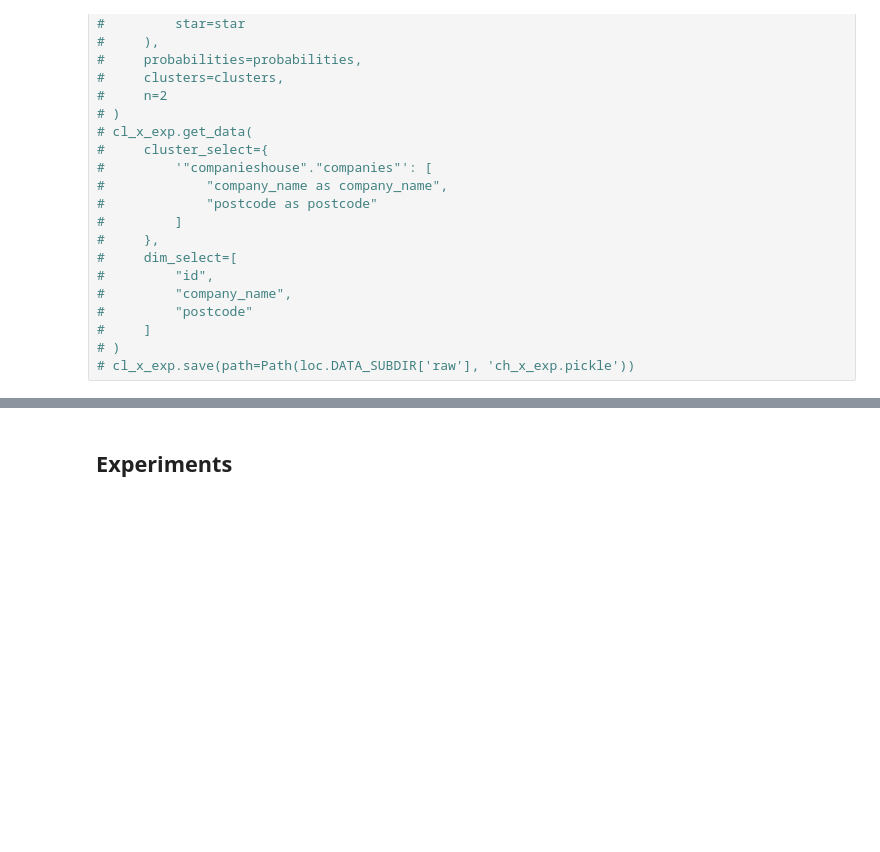
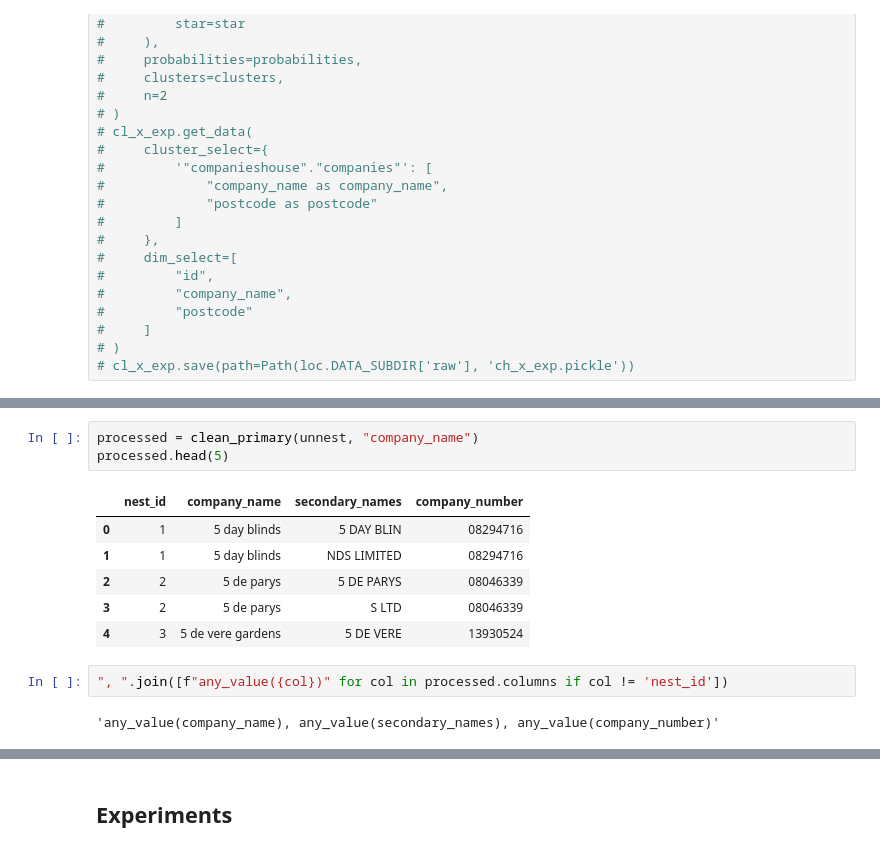
Before and after one commit to will-langdale/matchbox, a Jupyter notebook: notebooks/WL_cleaningfunction.ipynb, the cells around one changed output, grey strips where cells are left out. Saved outputs shown, nothing was run; the diff lists cells and outputs as text; blank space fills up the shorter version.

```diff
--- a/notebooks/WL_cleaningfunction.ipynb
+++ b/notebooks/WL_cleaningfunction.ipynb
@@ -84,0 +145,14 @@ df = cl_x_exp.dim_raw.sample(int(1e4))
+# %%
+processed = clean_primary(unnest, "company_name")
+processed.head(5)
+# %% [output]
+|  | nest_id | company_name | secondary_names | company_number |
+| 0 | 1 | 5 day blinds | 5 DAY BLIN | 08294716 |
+| 1 | 1 | 5 day blinds | NDS LIMITED | 08294716 |
+| 2 | 2 | 5 de parys | 5 DE PARYS | 08046339 |
+| 3 | 2 | 5 de parys | S LTD | 08046339 |
+| 4 | 3 | 5 de vere gardens | 5 DE VERE | 13930524 |
+# %%
+", ".join([f"any_value({col})" for col in processed.columns if col != 'nest_id'])
+# %% [output]
+'any_value(company_name), any_value(secondary_names), any_value(company_number)'
```
Also changed, not shown: parts of 15 cells of this notebook, 38 other files.
